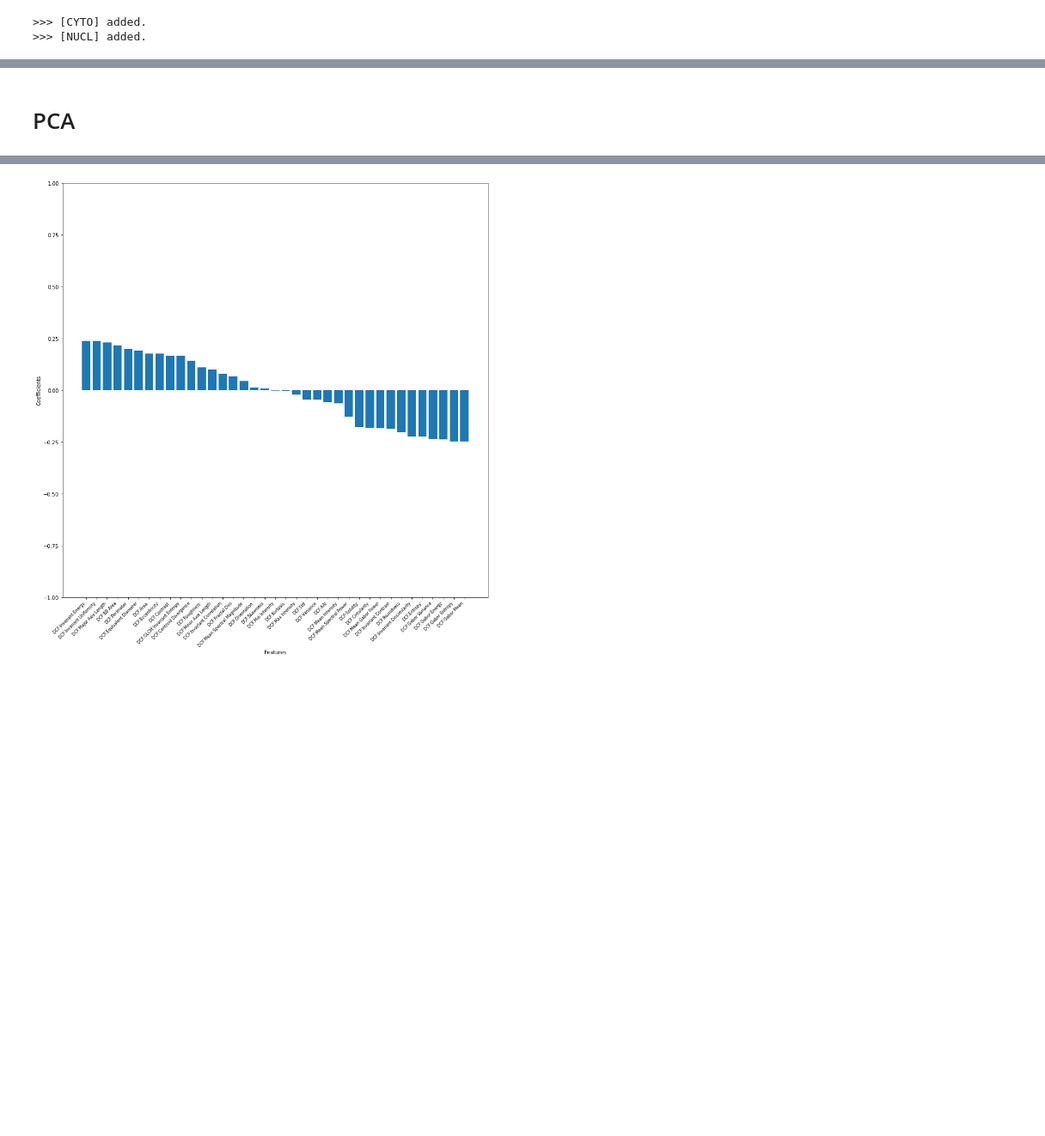
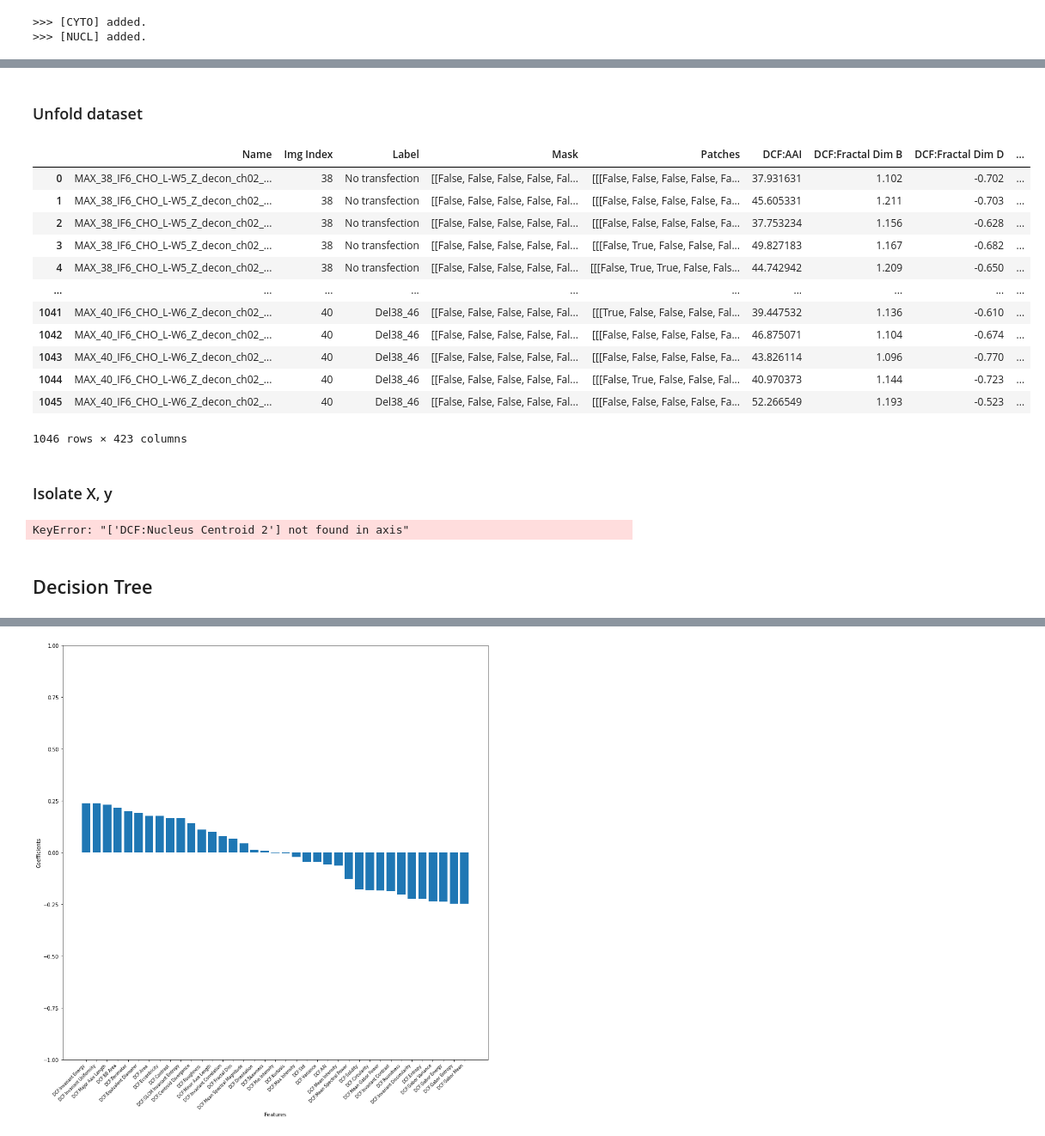
Before and after one commit to diogojfv/aTubulinOrganization, a Jupyter notebook: Classifiers.ipynb, the cells around one changed output, grey strips where cells are left out. Shown at 86% size. Drawn from its saved outputs; the diff is of its cells as text; code cells hidden in the pictures; blank space fills up the shorter version.

Commit message:
New ResultsDFs + ML

```diff
--- a/Classifiers.ipynb
+++ b/Classifiers.ipynb
@@ -116,11 +60,7 @@ data = init_import(folder,options,denominator)
 data['NUCL_PRE'] = pd.read_pickle(folder + "\\NUCL_PRE\\NUCL_PRE.pkl") # pd.read_pickle(os.getcwd() + "\\NUCL_PRE_2D_StarDist.pkl") #
 data['CYTO_PRE'] = pd.read_pickle(folder + "\\CYTO_PRE\\CYTO_PRE.pkl")
 
-ResultsDF = pd.read_pickle(folder + "\\ResultsDF_5_nov_23.pkl")
-#TextureDF = pd.read_pickle("TextureDF_paper.pkl")
-CentroidsDF = pickle.load(open(folder + '\\Centroids.p', 'rb'))
-#ResultsDF = pd.read_pickle(folder + "\\ResultsDF_try.pkl")
-#ResultsDF = pd.read_pickle(folder + "\\ResultsDF.pkl")
+ResultsDF = pd.read_pickle(folder + "\\ResultsDF_28_nov_23.pkl")
 # %% [output]
 >>> [CYTO] added.
 >>> [NUCL] added.
@@ -143,5 +83,22 @@ ResultsDF
-# %% [markdown]
-# PCA
+# %% [markdown]
+### Unfold dataset
 # %%
 sep = create_separate_DFs(ResultsDF,options=["FULL"])
 FULL = sep["FULL"]
+FULL
+# %% [output]
+|  | Name | Img Index | Label | Mask | Patches | DCF:AAI | DCF:Fractal Dim B | DCF:Fractal Dim D | ... |
+| 0 | MAX_38_IF6_CHO_L-W5_Z_decon_ch02_... | 38 | No transfection | [[False, False, False, False, Fal... | [[[False, False, False, False, Fa... | 37.931631 | 1.102 | -0.702 | ... |
+| 1 | MAX_38_IF6_CHO_L-W5_Z_decon_ch02_... | 38 | No transfection | [[False, False, False, False, Fal... | [[[False, False, False, False, Fa... | 45.605331 | 1.211 | -0.703 | ... |
+| 2 | MAX_38_IF6_CHO_L-W5_Z_decon_ch02_... | 38 | No transfection | [[False, False, False, False, Fal... | [[[False, False, False, False, Fa... | 37.753234 | 1.156 | -0.628 | ... |
+| 3 | MAX_38_IF6_CHO_L-W5_Z_decon_ch02_... | 38 | No transfection | [[False, False, False, False, Fal... | [[[False, True, False, False, Fal... | 49.827183 | 1.167 | -0.682 | ... |
+| 4 | MAX_38_IF6_CHO_L-W5_Z_decon_ch02_... | 38 | No transfection | [[False, False, False, False, Fal... | [[[False, True, True, False, Fals... | 44.742942 | 1.209 | -0.650 | ... |
+| ... | ... | ... | ... | ... | ... | ... | ... | ... | ... |
+| 1041 | MAX_40_IF6_CHO_L-W6_Z_decon_ch02_... | 40 | Del38_46 | [[False, False, False, False, Fal... | [[[True, False, False, False, Fal... | 39.447532 | 1.136 | -0.610 | ... |
+| 1042 | MAX_40_IF6_CHO_L-W6_Z_decon_ch02_... | 40 | Del38_46 | [[False, False, False, False, Fal... | [[[False, False, False, False, Fa... | 46.875071 | 1.104 | -0.674 | ... |
+| 1043 | MAX_40_IF6_CHO_L-W6_Z_decon_ch02_... | 40 | Del38_46 | [[False, False, False, False, Fal... | [[[False, False, False, False, Fa... | 43.826114 | 1.096 | -0.770 | ... |
+| 1044 | MAX_40_IF6_CHO_L-W6_Z_decon_ch02_... | 40 | Del38_46 | [[False, False, False, False, Fal... | [[[False, True, False, False, Fal... | 40.970373 | 1.144 | -0.723 | ... |
+| 1045 | MAX_40_IF6_CHO_L-W6_Z_decon_ch02_... | 40 | Del38_46 | [[False, False, False, False, Fal... | [[[False, False, False, False, Fa... | 52.266549 | 1.193 | -0.523 | ... |
+1046 rows × 423 columns
+# %% [markdown]
+### Isolate X, y
@@ -147,0 +130,15 @@ FULL = sep["FULL"]
+# %%
+# for col in X.columns:
+#     if type(X.loc[0][col]) != np.float64 and type(X.loc[0][col]) != int:
+#         print(col,type(X.loc[0][col]))
+
+
+X = X.drop('DCF:Nucleus Centroid 2', axis=1)
+X = X.drop('LSF1D:RSpos', axis=1)
+X = X.drop('SKNW:branch-distance (scaled)', axis=1)
+X = X.drop('SKNW:Tortuosity (biggerthanbr2)', axis=1)
+f = X.columns
+# %% [output]
+KeyError: "['DCF:Nucleus Centroid 2'] not found in axis"
+# %% [markdown]
+## Decision Tree
```
Also changed, not shown: parts of 24 cells of this notebook, 5 other files.
